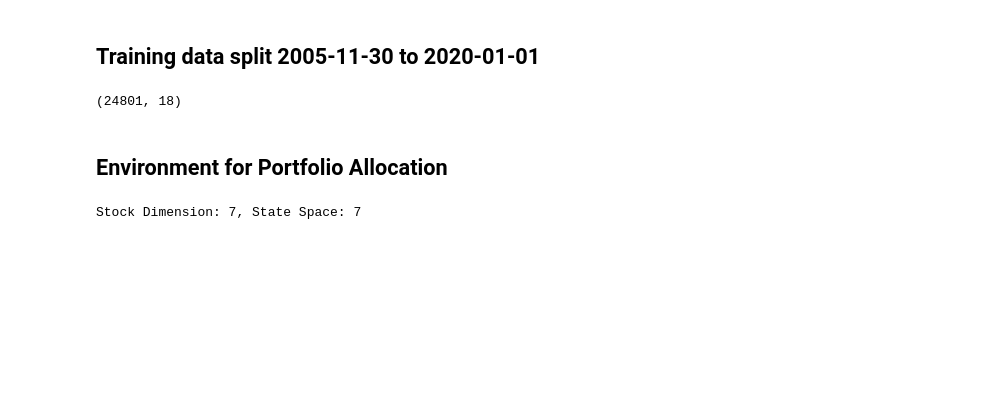
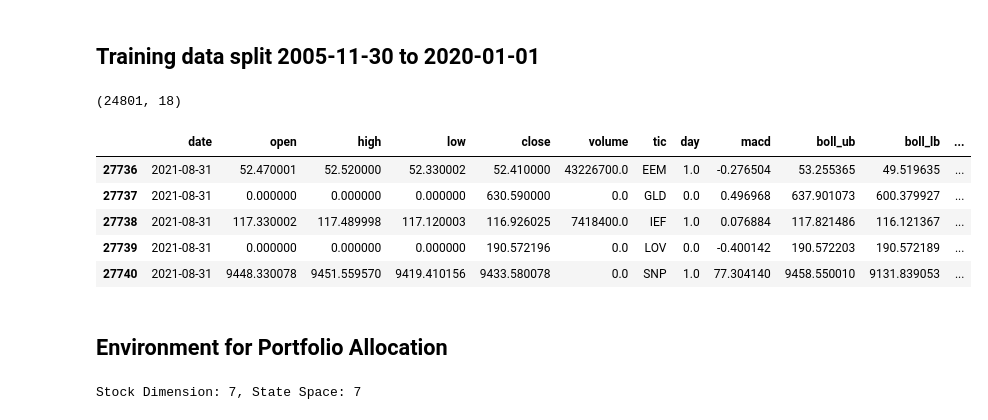
Before and after one commit to changjulian17/DataSciencePortfolio, a Jupyter notebook: Investment_Portfolio/train.ipynb, the cells around one changed output. Saved outputs shown, nothing was run; the diff lists cells and outputs as text; code cells hidden in the pictures; blank space fills up the shorter version.

```diff
--- a/Investment_Portfolio/train.ipynb
+++ b/Investment_Portfolio/train.ipynb
@@ -51,6 +69,15 @@ train = data_split(df, '2005-11-30','2020-01-01')
 train.shape
 # %% [output]
 (24801, 18)
+# %%
+df.tail()
+# %% [output]
+|  | date | open | high | low | close | volume | tic | day | macd | boll_ub | boll_lb | ... |
+| 27736 | 2021-08-31 | 52.470001 | 52.520000 | 52.330002 | 52.410000 | 43226700.0 | EEM | 1.0 | -0.276504 | 53.255365 | 49.519635 | ... |
+| 27737 | 2021-08-31 | 0.000000 | 0.000000 | 0.000000 | 630.590000 | 0.0 | GLD | 0.0 | 0.496968 | 637.901073 | 600.379927 | ... |
+| 27738 | 2021-08-31 | 117.330002 | 117.489998 | 117.120003 | 116.926025 | 7418400.0 | IEF | 1.0 | 0.076884 | 117.821486 | 116.121367 | ... |
+| 27739 | 2021-08-31 | 0.000000 | 0.000000 | 0.000000 | 190.572196 | 0.0 | LOV | 0.0 | -0.400142 | 190.572203 | 190.572189 | ... |
+| 27740 | 2021-08-31 | 9448.330078 | 9451.559570 | 9419.410156 | 9433.580078 | 0.0 | SNP | 1.0 | 77.304140 | 9458.550010 | 9131.839053 | ... |
 # %% [markdown]
 ## Environment for Portfolio Allocation
 # %%
```
Also changed, not shown: parts of 13 cells of this notebook, 3 other files.
